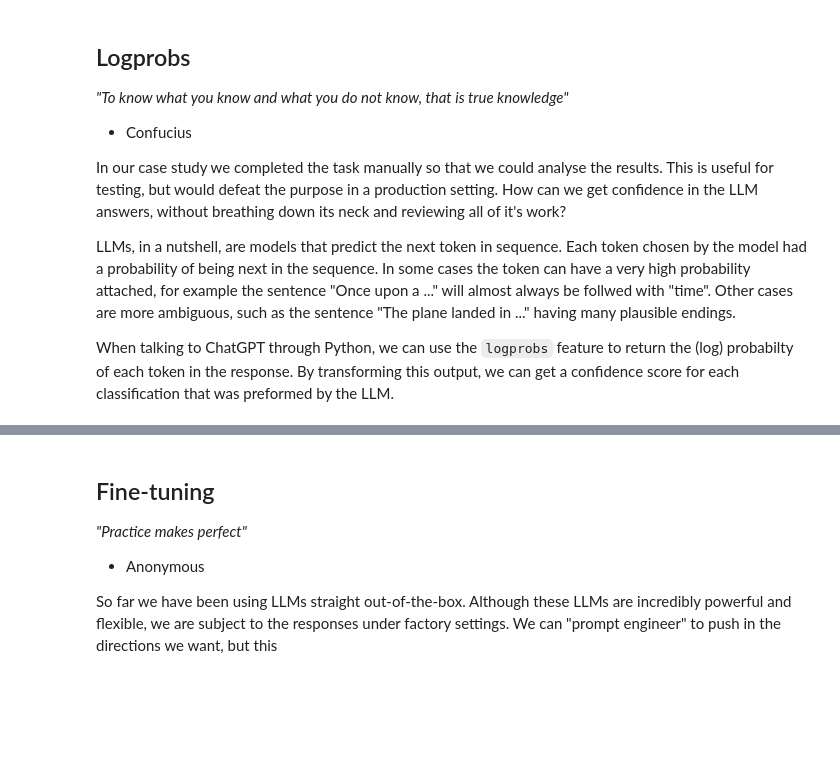
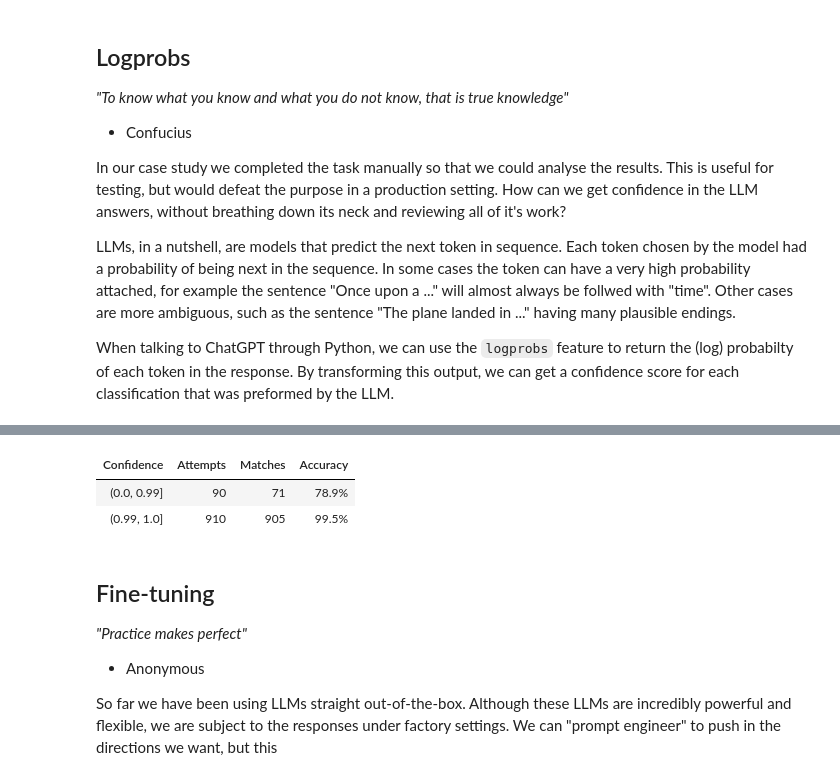
Before and after one commit to IFoA-LifeAI/LLM_ClaimClassification_Article, a Jupyter notebook: Article.ipynb, the cells around one changed output, grey strips where cells are left out. Saved outputs shown, nothing was run; the diff lists cells and outputs as text; code cells hidden in the pictures; blank space fills up the shorter version.

```diff
--- a/Article.ipynb
+++ b/Article.ipynb
@@ -60,5 +101,25 @@ The LLM can tell us which answers it was confident in, and which were more ambig
 # %%
-# Table with the base results cut into two by the confidence banding
+rec["confidence_band"] = pd.cut(rec["confidence"], bins=[0, 0.99, 1.0])
+
+accuracy_df = rec.groupby("confidence_band", observed=False)[
+    "match"].aggregate(["count", "sum", "mean"])
+
+accuracy_gt = gt.GT(accuracy_df.reset_index())
+accuracy_gt = accuracy_gt.fmt_percent(["mean"], decimals=1)
+
+(accuracy_gt.cols_label(
+    {
+        "confidence_band": "Confidence",
+        "count": "Attempts",
+        "sum": "Matches",
+        "mean": "Accuracy"
+    }
+)
+)
+# %% [output]
+| Confidence | Attempts | Matches | Accuracy |
+| (0.0, 0.99] | 90 | 71 | 78.9% |
+| (0.99, 1.0] | 910 | 905 | 99.5% |
 # %% [markdown]
 ## Fine-tuning
 
```
Also changed, not shown: parts of 2 cells of this notebook, 1 other file.
